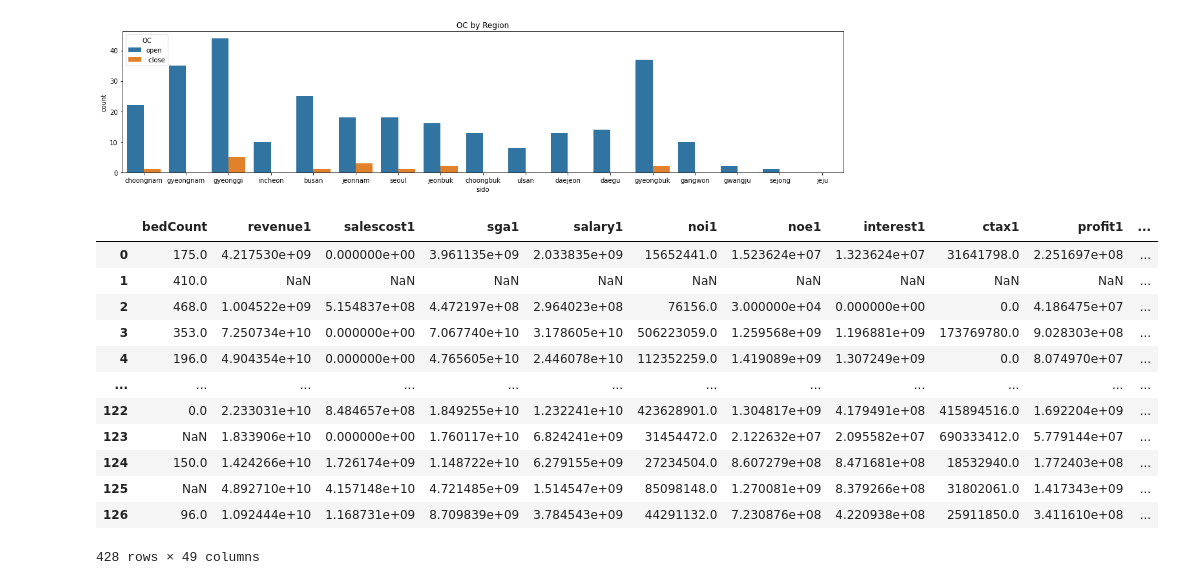
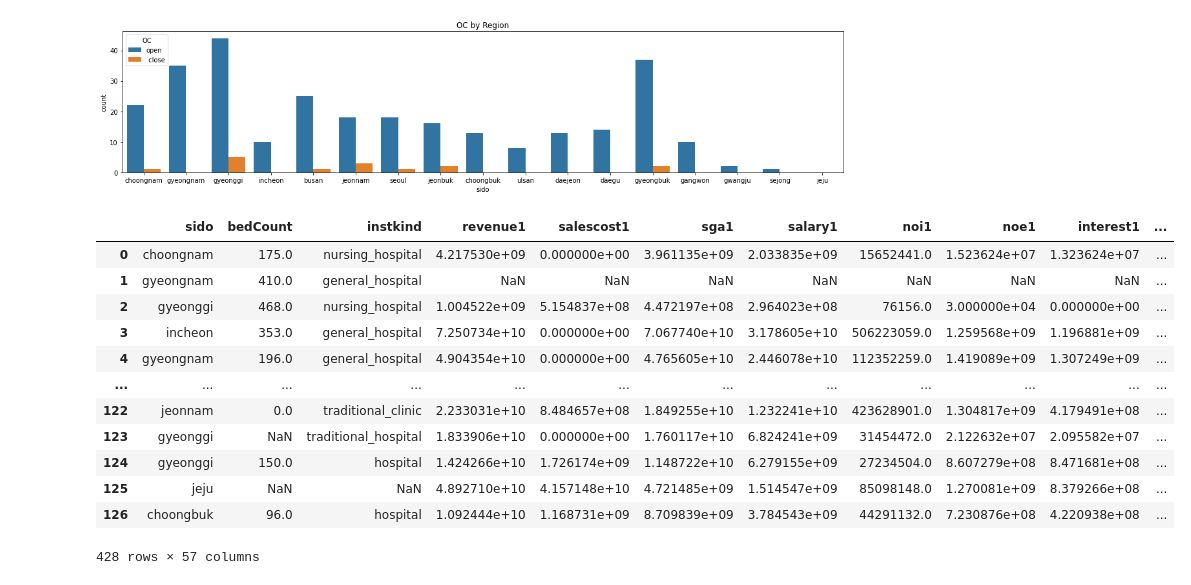
Before and after one commit to hhh6593/Dacon, a Jupyter notebook: Dacon_project_notebook.ipynb, the cells around one changed output. Saved outputs shown, nothing was run; the diff lists cells and outputs as text; code cells hidden in the pictures.

```diff
--- a/Dacon_project_notebook.ipynb
+++ b/Dacon_project_notebook.ipynb
@@ -102,6 +104,10 @@ alldata #openDate 소숫점 제거
 # %%
 alldata['openDate']=pd.to_datetime(alldata['openDate'])
 alldata['year']=alldata['openDate'].dt.year
+alldata['month']=alldata['openDate'].dt.month
+alldata['week']=alldata['openDate'].dt.week
+alldata['weekday']=alldata['openDate'].dt.weekday
+alldata['day']=alldata['openDate'].dt.day
 alldata
 # %% [output]
 |  | inst_id | OC | sido | sgg | openDate | bedCount | instkind | revenue1 | salescost1 | sga1 | ... |
@@ -140,19 +151,19 @@ sns.countplot(alldata['sido'], hue=alldata['OC'])
 <AxesSubplot:title={'center':'OC by Region'}, xlabel='sido', ylabel='count'>
 [figure]
 # %%
-alldata2=alldata.drop(['inst_id','OC','sido','sgg','openDate','instkind','ownerChange','employee1','employee2'], axis=1)
+alldata2=alldata.drop(['inst_id','OC','sgg','openDate','employee1','employee2'], axis=1)
 alldata2
 # %% [output]
-|  | bedCount | revenue1 | salescost1 | sga1 | salary1 | noi1 | noe1 | interest1 | ctax1 | profit1 | ... |
-| 0 | 175.0 | 4.217530e+09 | 0.000000e+00 | 3.961135e+09 | 2.033835e+09 | 15652441.0 | 1.523624e+07 | 1.323624e+07 | 31641798.0 | 2.251697e+08 | ... |
-| 1 | 410.0 | NaN | NaN | NaN | NaN | NaN | NaN | NaN | NaN | NaN | ... |
-| 2 | 468.0 | 1.004522e+09 | 5.154837e+08 | 4.472197e+08 | 2.964023e+08 | 76156.0 | 3.000000e+04 | 0.000000e+00 | 0.0 | 4.186475e+07 | ... |
-| 3 | 353.0 | 7.250734e+10 | 0.000000e+00 | 7.067740e+10 | 3.178605e+10 | 506223059.0 | 1.259568e+09 | 1.196881e+09 | 173769780.0 | 9.028303e+08 | ... |
-| 4 | 196.0 | 4.904354e+10 | 0.000000e+00 | 4.765605e+10 | 2.446078e+10 | 112352259.0 | 1.419089e+09 | 1.307249e+09 | 0.0 | 8.074970e+07 | ... |
+|  | sido | bedCount | instkind | revenue1 | salescost1 | sga1 | salary1 | noi1 | noe1 | interest1 | ... |
+| 0 | choongnam | 175.0 | nursing_hospital | 4.217530e+09 | 0.000000e+00 | 3.961135e+09 | 2.033835e+09 | 15652441.0 | 1.523624e+07 | 1.323624e+07 | ... |
+| 1 | gyeongnam | 410.0 | general_hospital | NaN | NaN | NaN | NaN | NaN | NaN | NaN | ... |
+| 2 | gyeonggi | 468.0 | nursing_hospital | 1.004522e+09 | 5.154837e+08 | 4.472197e+08 | 2.964023e+08 | 76156.0 | 3.000000e+04 | 0.000000e+00 | ... |
+| 3 | incheon | 353.0 | general_hospital | 7.250734e+10 | 0.000000e+00 | 7.067740e+10 | 3.178605e+10 | 506223059.0 | 1.259568e+09 | 1.196881e+09 | ... |
+| 4 | gyeongnam | 196.0 | general_hospital | 4.904354e+10 | 0.000000e+00 | 4.765605e+10 | 2.446078e+10 | 112352259.0 | 1.419089e+09 | 1.307249e+09 | ... |
 | ... | ... | ... | ... | ... | ... | ... | ... | ... | ... | ... | ... |
-| 122 | 0.0 | 2.233031e+10 | 8.484657e+08 | 1.849255e+10 | 1.232241e+10 | 423628901.0 | 1.304817e+09 | 4.179491e+08 | 415894516.0 | 1.692204e+09 | ... |
-| 123 | NaN | 1.833906e+10 | 0.000000e+00 | 1.760117e+10 | 6.824241e+09 | 31454472.0 | 2.122632e+07 | 2.095582e+07 | 690333412.0 | 5.779144e+07 | ... |
-| 124 | 150.0 | 1.424266e+10 | 1.726174e+09 | 1.148722e+10 | 6.279155e+09 | 27234504.0 | 8.607279e+08 | 8.471681e+08 | 18532940.0 | 1.772403e+08 | ... |
-| 125 | NaN | 4.892710e+10 | 4.157148e+10 | 4.721485e+09 | 1.514547e+09 | 85098148.0 | 1.270081e+09 | 8.379266e+08 | 31802061.0 | 1.417343e+09 | ... |
-| 126 | 96.0 | 1.092444e+10 | 1.168731e+09 | 8.709839e+09 | 3.784543e+09 | 44291132.0 | 7.230876e+08 | 4.220938e+08 | 25911850.0 | 3.411610e+08 | ... |
+| 122 | jeonnam | 0.0 | traditional_clinic | 2.233031e+10 | 8.484657e+08 | 1.849255e+10 | 1.232241e+10 | 423628901.0 | 1.304817e+09 | 4.179491e+08 | ... |
+| 123 | gyeonggi | NaN | traditional_hospital | 1.833906e+10 | 0.000000e+00 | 1.760117e+10 | 6.824241e+09 | 31454472.0 | 2.122632e+07 | 2.095582e+07 | ... |
+| 124 | gyeonggi | 150.0 | hospital | 1.424266e+10 | 1.726174e+09 | 1.148722e+10 | 6.279155e+09 | 27234504.0 | 8.607279e+08 | 8.471681e+08 | ... |
+| 125 | jeju | NaN | NaN | 4.892710e+10 | 4.157148e+10 | 4.721485e+09 | 1.514547e+09 | 85098148.0 | 1.270081e+09 | 8.379266e+08 | ... |
+| 126 | choongbuk | 96.0 | hospital | 1.092444e+10 | 1.168731e+09 | 8.709839e+09 | 3.784543e+09 | 44291132.0 | 7.230876e+08 | 4.220938e+08 | ... |
-428 rows × 49 columns
+428 rows × 57 columns
```
Also changed, not shown: parts of 13 cells of this notebook.
